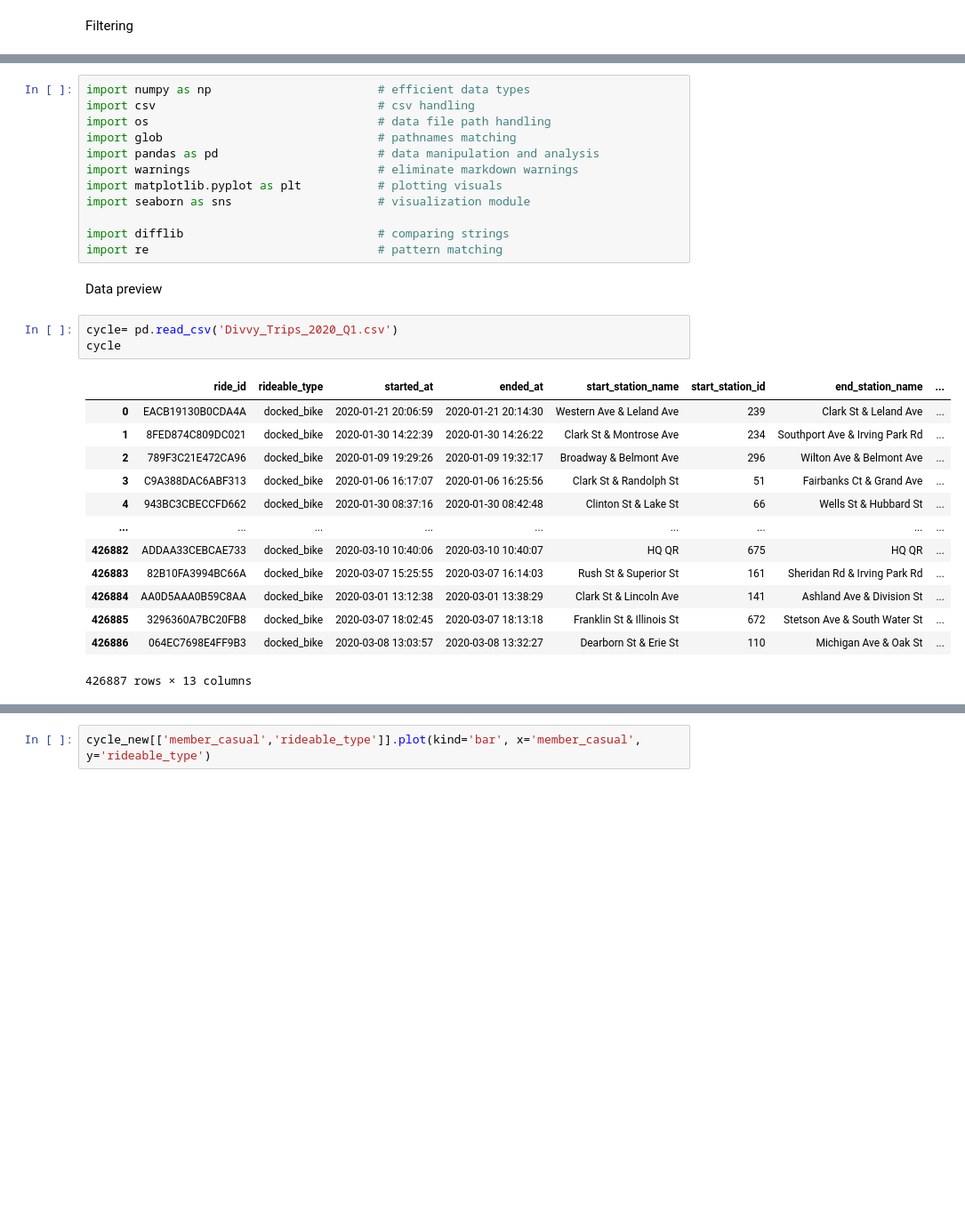
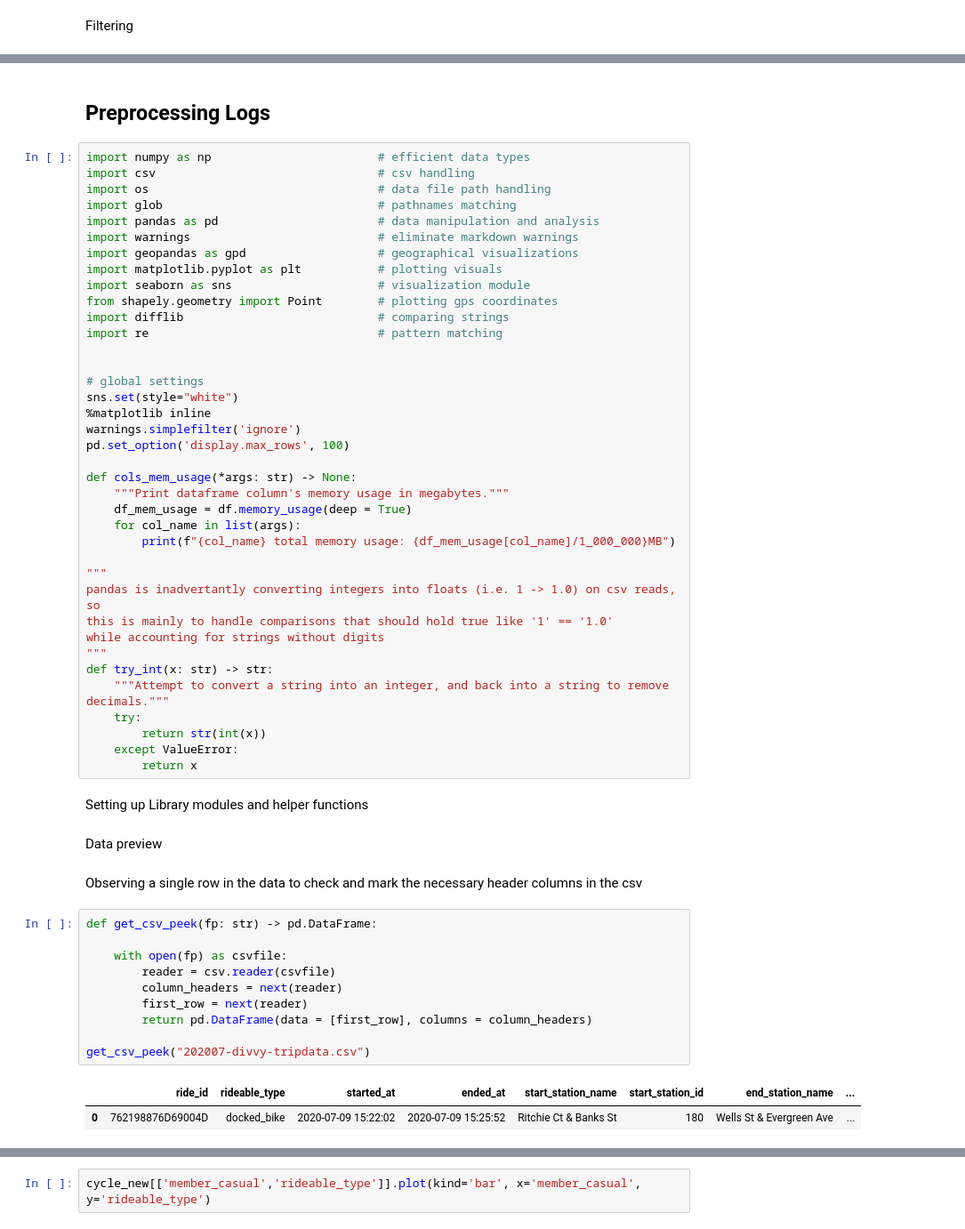
Before and after one commit to ShreyCR/Cyclistic_-case_Study, a Jupyter notebook: Python Cleaning.ipynb, the cells around one changed output, grey strips where cells are left out. Shown: that part at 89% size. Cells and saved outputs as stored; diff of their text form; blank space fills up the shorter version.

```diff
--- a/Python Cleaning.ipynb
+++ b/Python Cleaning.ipynb
@@ -43,3 +55,5 @@ Library modules and helper functions
+# %% [markdown]
+## Preprocessing Logs ##
 # %%
 import numpy as np                        # efficient data types
 import csv                                # csv handling
@@ -47,27 +61,53 @@ import os                                 # data file path handling
 import glob                               # pathnames matching
 import pandas as pd                       # data manipulation and analysis
 import warnings                           # eliminate markdown warnings
+import geopandas as gpd                   # geographical visualizations
 import matplotlib.pyplot as plt           # plotting visuals
 import seaborn as sns                     # visualization module
-
+from shapely.geometry import Point        # plotting gps coordinates
 import difflib                            # comparing strings
 import re                                 # pattern matching
+
+
+# global settings
+sns.set(style="white")
+%matplotlib inline
+warnings.simplefilter('ignore')
+pd.set_option('display.max_rows', 100)
+
+def cols_mem_usage(*args: str) -> None:
+    """Print dataframe column's memory usage in megabytes."""
+    df_mem_usage = df.memory_usage(deep = True)
+    for col_name in list(args):
+        print(f"{col_name} total memory usage: {df_mem_usage[col_name]/1_000_000}MB")
+
+"""
+pandas is inadvertantly converting integers into floats (i.e. 1 -> 1.0) on csv reads, so
+this is mainly to handle comparisons that should hold true like '1' == '1.0'
+while accounting for strings without digits
+"""
+def try_int(x: str) -> str:
+    """Attempt to convert a string into an integer, and back into a string to remove decimals."""
+    try:
+        return str(int(x))
+    except ValueError:
+        return x
+# %% [markdown]
+Setting up Library modules and helper functions
 # %% [markdown]
 Data preview
+# %% [markdown]
+Observing a single row in the data to check and mark the necessary header columns in the csv
 # %%
-cycle= pd.read_csv('Divvy_Trips_2020_Q1.csv')
-cycle
+def get_csv_peek(fp: str) -> pd.DataFrame:
+
+    with open(fp) as csvfile:
+        reader = csv.reader(csvfile)
+        column_headers = next(reader)
+        first_row = next(reader)
+        return pd.DataFrame(data = [first_row], columns = column_headers)
+
+get_csv_peek("202007-divvy-tripdata.csv")
 # %% [output]
 |  | ride_id | rideable_type | started_at | ended_at | start_station_name | start_station_id | end_station_name | ... |
-| 0 | EACB19130B0CDA4A | docked_bike | 2020-01-21 20:06:59 | 2020-01-21 20:14:30 | Western Ave & Leland Ave | 239 | Clark St & Leland Ave | ... |
-| 1 | 8FED874C809DC021 | docked_bike | 2020-01-30 14:22:39 | 2020-01-30 14:26:22 | Clark St & Montrose Ave | 234 | Southport Ave & Irving Park Rd | ... |
-| 2 | 789F3C21E472CA96 | docked_bike | 2020-01-09 19:29:26 | 2020-01-09 19:32:17 | Broadway & Belmont Ave | 296 | Wilton Ave & Belmont Ave | ... |
-| 3 | C9A388DAC6ABF313 | docked_bike | 2020-01-06 16:17:07 | 2020-01-06 16:25:56 | Clark St & Randolph St | 51 | Fairbanks Ct & Grand Ave | ... |
-| 4 | 943BC3CBECCFD662 | docked_bike | 2020-01-30 08:37:16 | 2020-01-30 08:42:48 | Clinton St & Lake St | 66 | Wells St & Hubbard St | ... |
-| ... | ... | ... | ... | ... | ... | ... | ... | ... |
-| 426882 | ADDAA33CEBCAE733 | docked_bike | 2020-03-10 10:40:06 | 2020-03-10 10:40:07 | HQ QR | 675 | HQ QR | ... |
-| 426883 | 82B10FA3994BC66A | docked_bike | 2020-03-07 15:25:55 | 2020-03-07 16:14:03 | Rush St & Superior St | 161 | Sheridan Rd & Irving Park Rd | ... |
-| 426884 | AA0D5AAA0B59C8AA | docked_bike | 2020-03-01 13:12:38 | 2020-03-01 13:38:29 | Clark St & Lincoln Ave | 141 | Ashland Ave & Division St | ... |
-| 426885 | 3296360A7BC20FB8 | docked_bike | 2020-03-07 18:02:45 | 2020-03-07 18:13:18 | Franklin St & Illinois St | 672 | Stetson Ave & South Water St | ... |
-| 426886 | 064EC7698E4FF9B3 | docked_bike | 2020-03-08 13:03:57 | 2020-03-08 13:32:27 | Dearborn St & Erie St | 110 | Michigan Ave & Oak St | ... |
+| 0 | 762198876D69004D | docked_bike | 2020-07-09 15:22:02 | 2020-07-09 15:25:52 | Ritchie Ct & Banks St | 180 | Wells St & Evergreen Ave | ... |
-426887 rows × 13 columns
```
Also changed, not shown: parts of 40 cells of this notebook.
